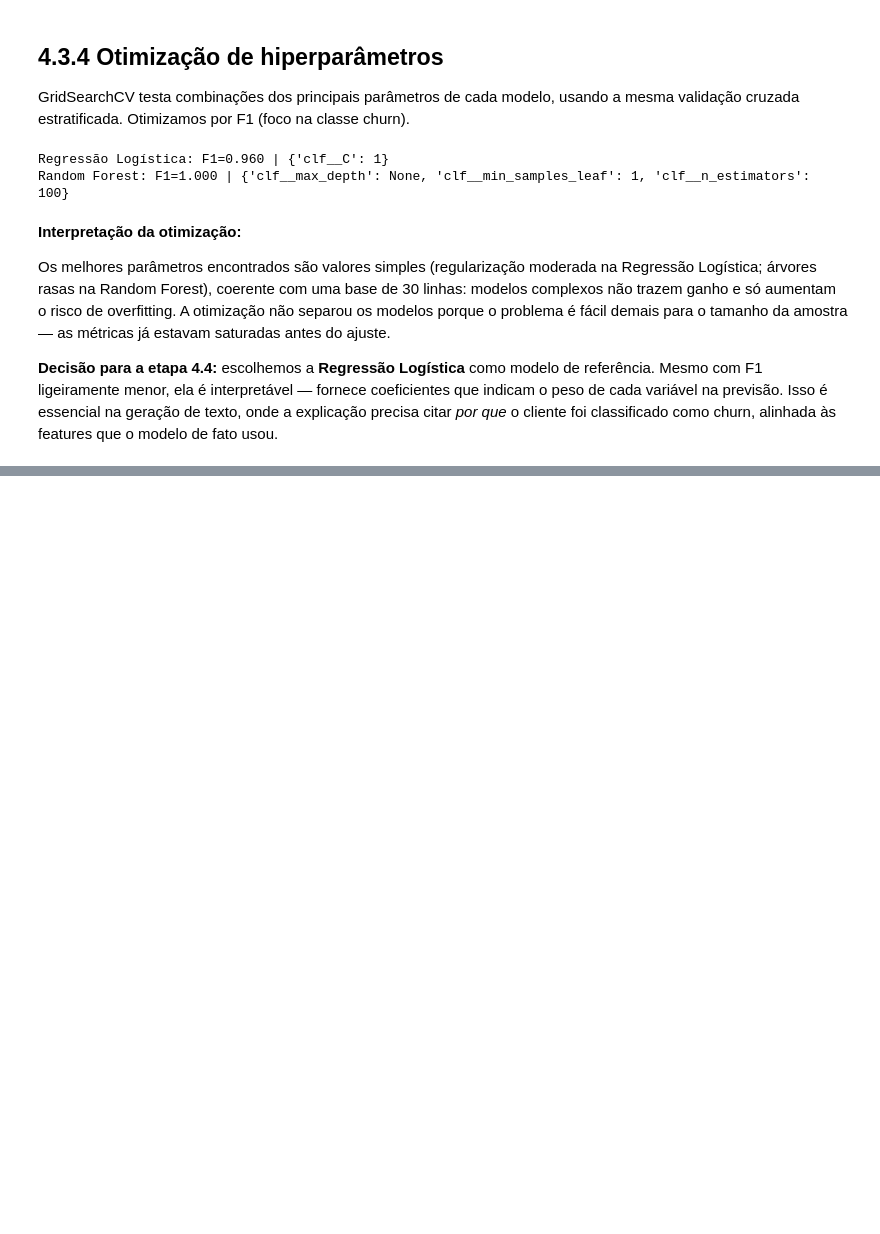
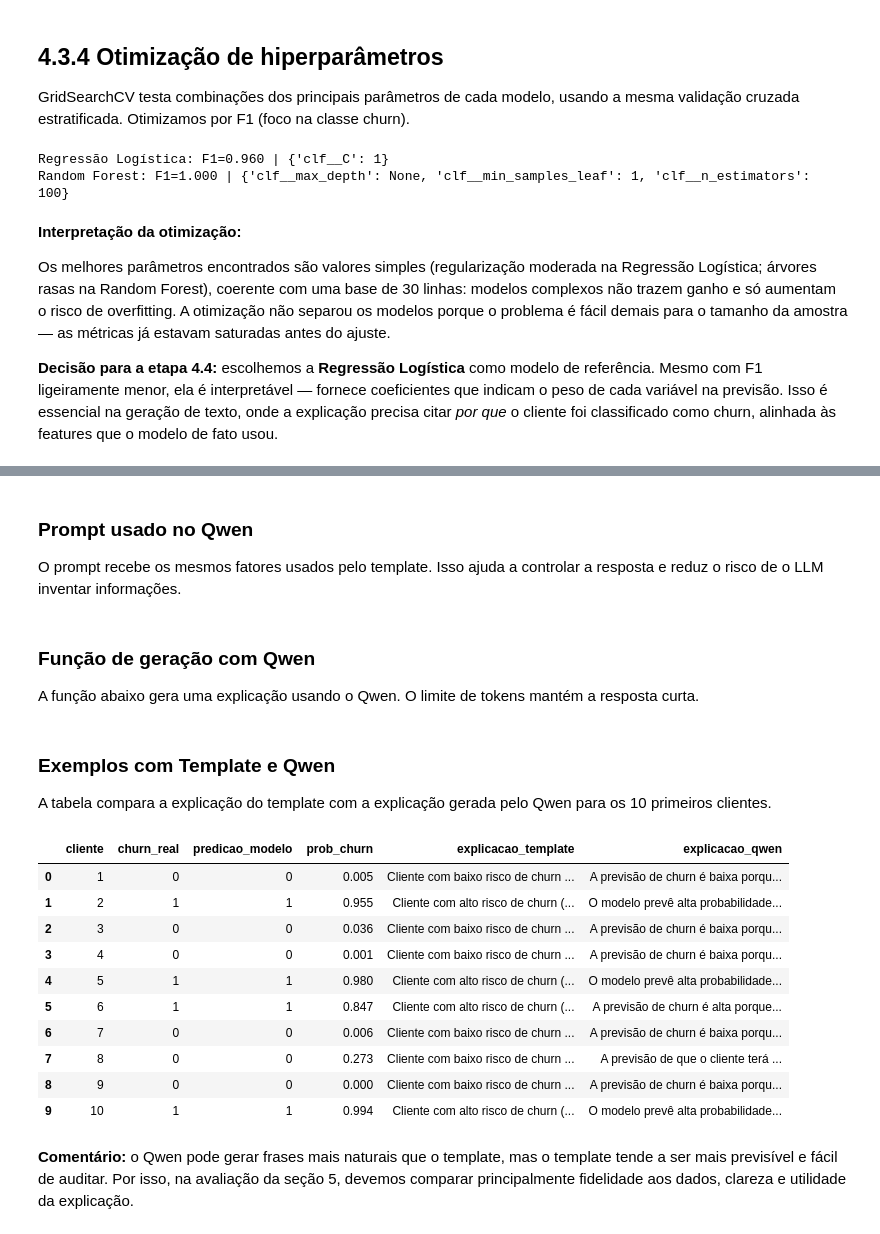
Before and after one commit to RitaLB/Stonelab-Churn-Clientes-AI, a Jupyter notebook: notebooks/stone_churn_clients.ipynb, the cells around one changed output, grey strips where cells are left out. Drawn from its saved outputs; the diff is of its cells as text; code cells hidden in the pictures; blank space fills up the shorter version.

```diff
--- a/notebooks/stone_churn_clients.ipynb
+++ b/notebooks/stone_churn_clients.ipynb
@@ -708,0 +959,4 @@ Os melhores parâmetros encontrados são valores simples (regularização modera
+# %% [markdown]
+### Prompt usado no Qwen
+
+O prompt recebe os mesmos fatores usados pelo template. Isso ajuda a controlar a resposta e reduz o risco de o LLM inventar informações.
@@ -708,0 +999,65 @@ Os melhores parâmetros encontrados são valores simples (regularização modera
+# %% [markdown]
+### Função de geração com Qwen
+
+A função abaixo gera uma explicação usando o Qwen. O limite de tokens mantém a resposta curta.
+# %%
+def gerar_explicacao_qwen(cliente, modelo=modelo_texto):
+    prompt = montar_prompt_qwen(cliente, modelo)
+
+    entradas = tokenizer_qwen([prompt], return_tensors="pt").to(model_qwen.device)
+
+    with torch.no_grad():
+        saida_ids = model_qwen.generate(
+            **entradas,
+            max_new_tokens=80,
+            do_sample=False,
+            pad_token_id=tokenizer_qwen.eos_token_id,
+        )
+
+    # Remove o prompt da saída, deixando só o texto gerado.
+    novos_tokens = saida_ids[0][entradas.input_ids.shape[-1]:]
+    resposta = tokenizer_qwen.decode(novos_tokens, skip_special_tokens=True)
+    return limpar_resposta_qwen(resposta)
+# %% [markdown]
+### Exemplos com Template e Qwen
+
+A tabela compara a explicação do template com a explicação gerada pelo Qwen para os 10 primeiros clientes.
+# %%
+exemplos_qwen = []
+
+for idx, cliente in df.head(10).iterrows():
+    predicao, prob_churn = prever_churn_cliente(cliente, modelo_texto)
+    exemplos_qwen.append({
+        "cliente": idx + 1,
+        "churn_real": int(cliente[alvo]),
+        "predicao_modelo": predicao,
+        "prob_churn": round(prob_churn, 3),
+        "explicacao_template": gerar_explicacao_template(cliente, modelo_texto),
+        "explicacao_qwen": gerar_explicacao_qwen(cliente, modelo_texto),
+    })
+
+exemplos_qwen = pd.DataFrame(exemplos_qwen)
+display(
+    exemplos_qwen.style.set_properties(
+        subset=["explicacao_template", "explicacao_qwen"],
+        **{
+            "white-space": "pre-wrap",
+            "text-align": "left",
+            "max-width": "600px",
+        }
+    )
+)
+# %% [output]
+|  | cliente | churn_real | predicao_modelo | prob_churn | explicacao_template | explicacao_qwen |
+| 0 | 1 | 0 | 0 | 0.005 | Cliente com baixo risco de churn ... | A previsão de churn é baixa porqu... |
+| 1 | 2 | 1 | 1 | 0.955 | Cliente com alto risco de churn (... | O modelo prevê alta probabilidade... |
+| 2 | 3 | 0 | 0 | 0.036 | Cliente com baixo risco de churn ... | A previsão de churn é baixa porqu... |
+| 3 | 4 | 0 | 0 | 0.001 | Cliente com baixo risco de churn ... | A previsão de churn é baixa porqu... |
+| 4 | 5 | 1 | 1 | 0.980 | Cliente com alto risco de churn (... | O modelo prevê alta probabilidade... |
+| 5 | 6 | 1 | 1 | 0.847 | Cliente com alto risco de churn (... | A previsão de churn é alta porque... |
+| 6 | 7 | 0 | 0 | 0.006 | Cliente com baixo risco de churn ... | A previsão de churn é baixa porqu... |
+| 7 | 8 | 0 | 0 | 0.273 | Cliente com baixo risco de churn ... | A previsão de que o cliente terá ... |
+| 8 | 9 | 0 | 0 | 0.000 | Cliente com baixo risco de churn ... | A previsão de churn é baixa porqu... |
+| 9 | 10 | 1 | 1 | 0.994 | Cliente com alto risco de churn (... | O modelo prevê alta probabilidade... |
+# %% [markdown]
+**Comentário:** o Qwen pode gerar frases mais naturais que o template, mas o template tende a ser mais previsível e fácil de auditar. Por isso, na avaliação da seção 5, devemos comparar principalmente fidelidade aos dados, clareza e utilidade da explicação.
```
Also changed, not shown: parts of 14 cells of this notebook.
